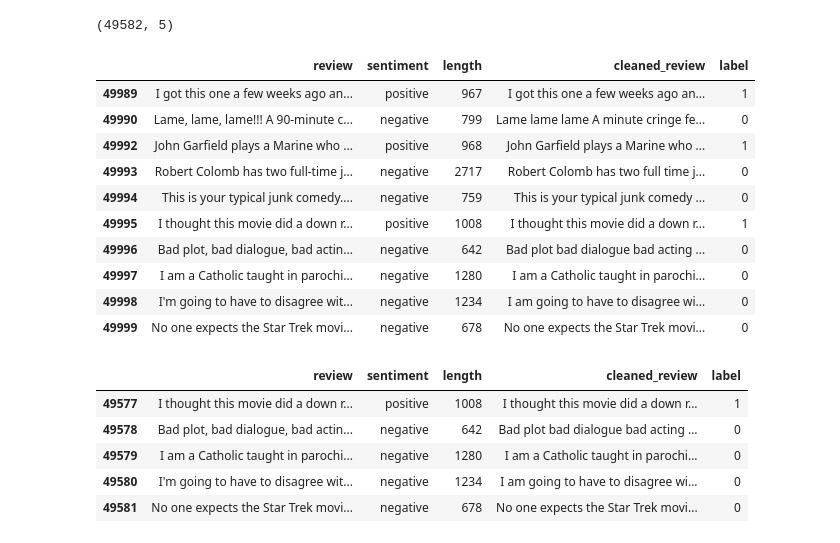
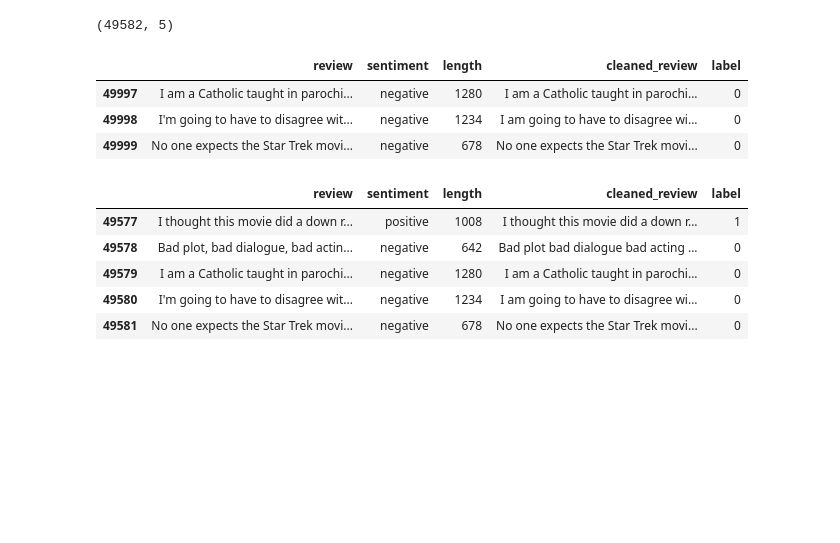
Before and after one commit to iit-cs481/main, a Jupyter notebook: Lectures/Lec_12/Lec_12_text classification.ipynb, the cells around one changed output. Saved outputs shown, nothing was run; the diff lists cells and outputs as text; code cells hidden in the pictures; blank space fills up the shorter version.

```diff
--- a/Lectures/Lec_12/Lec_12_text classification.ipynb
+++ b/Lectures/Lec_12/Lec_12_text classification.ipynb
@@ -563,16 +591,9 @@ df_data.shape
 (49582, 5)
 # %%
 # index is not continuous because some rows are deleted during data pre-processing
-df_data.tail(10)
+df_data.tail(3)
 # %% [output]
 |  | review | sentiment | length | cleaned_review | label |
-| 49989 | I got this one a few weeks ago an... | positive | 967 | I got this one a few weeks ago an... | 1 |
-| 49990 | Lame, lame, lame!!! A 90-minute c... | negative | 799 | Lame lame lame A minute cringe fe... | 0 |
-| 49992 | John Garfield plays a Marine who ... | positive | 968 | John Garfield plays a Marine who ... | 1 |
-| 49993 | Robert Colomb has two full-time j... | negative | 2717 | Robert Colomb has two full time j... | 0 |
-| 49994 | This is your typical junk comedy.... | negative | 759 | This is your typical junk comedy ... | 0 |
-| 49995 | I thought this movie did a down r... | positive | 1008 | I thought this movie did a down r... | 1 |
-| 49996 | Bad plot, bad dialogue, bad actin... | negative | 642 | Bad plot bad dialogue bad acting ... | 0 |
 | 49997 | I am a Catholic taught in parochi... | negative | 1280 | I am a Catholic taught in parochi... | 0 |
 | 49998 | I'm going to have to disagree wit... | negative | 1234 | I am going to have to disagree wi... | 0 |
 | 49999 | No one expects the Star Trek movi... | negative | 678 | No one expects the Star Trek movi... | 0 |
```
Also changed, not shown: parts of 43 cells of this notebook.
